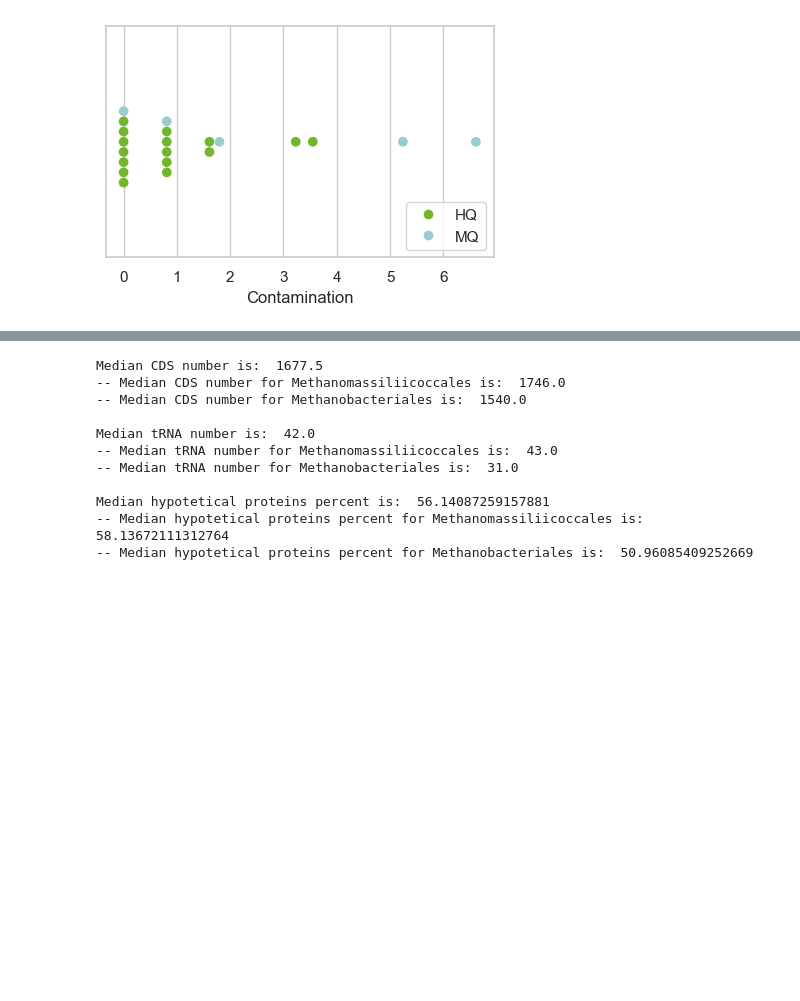
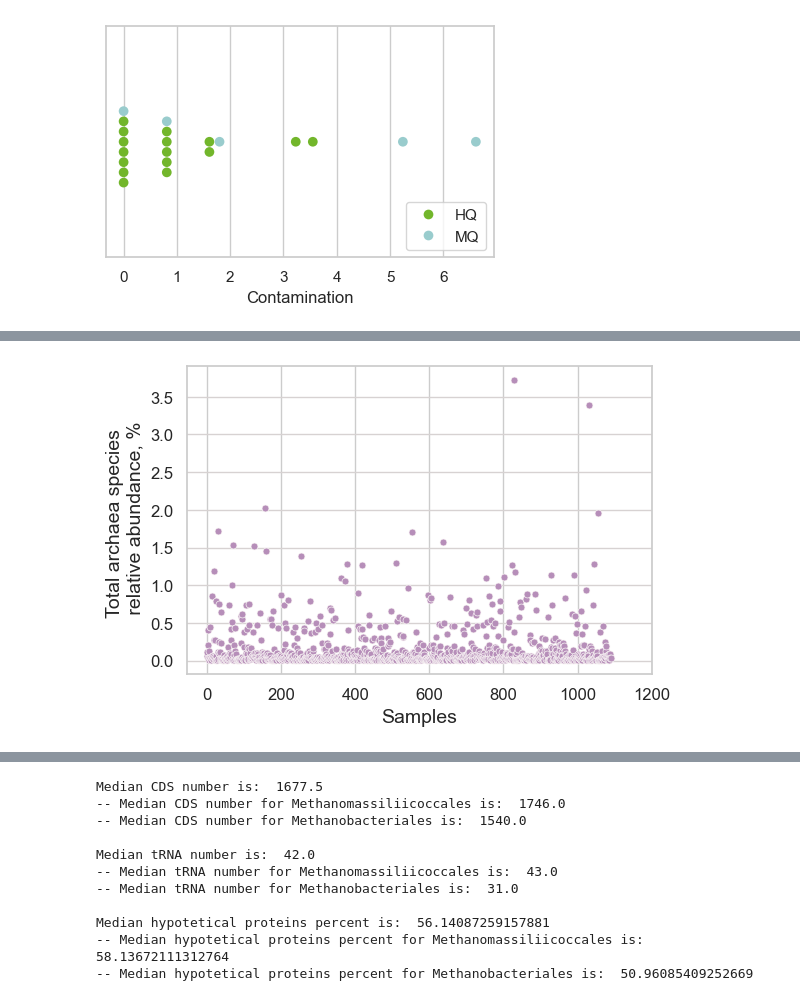
Before and after one commit to Chartiza/Human-gut-archaea-db, a Jupyter notebook: scripts/Paper_figures_and_stats.ipynb, the cells around one changed output, grey strips where cells are left out. Drawn from its saved outputs; the diff is of its cells as text; code cells hidden in the pictures; blank space fills up the shorter version.

```diff
--- a/scripts/Paper_figures_and_stats.ipynb
+++ b/scripts/Paper_figures_and_stats.ipynb
@@ -41,7 +41,7 @@ meta = meta.merge(smpls, on='skood', how='inner')
 metaC = meta[['gender', 'Age_at_MBsample', 'BMI']]
 
 # abud data
-abud = pd.read_excel(str(path)+'abud_tables/Archaea21_SpLevel_CoverM_rep_Illumina.csv')
+abud = pd.read_csv(str(path)+'abud_tables/Archaea21_SpLevel_CoverM_rep_Illumina.csv')
 # %% [markdown]
 ## Stats
 # %%
@@ -165,0 +209,16 @@ plt.savefig('../results/Fig1d_Cont.svg', bbox_inches='tight')
+# %%
+plt.figure(figsize=[6,4])
+sns.set_theme(style="whitegrid")
+
+sb = abudT[abudT['total_arch_abud'] > 0]
+plt.scatter(sb.index, sb['total_arch_abud'], s=25 , color="#B68EB9", edgecolor="#FAF6F6", linewidth=0.5)
+plt.gca().yaxis.grid(True, color="#D7D2D2")
+plt.yticks(fontsize=12)
+plt.xticks([0,200,400,600,800,1000,1200], [0,200,400,600,800,1000,1200],fontsize=12)
+plt.xlabel('Samples', fontsize=14)
+plt.ylabel('Total archaea species \n relative abundance, %', fontsize=14)
+
+plt.savefig('../results/FigS1_Arch_total_abud.svg', bbox_inches='tight')
+plt.savefig('../results/FigS1_Arch_total_abud.png', bbox_inches='tight')
+# %% [output]
+[figure, added]
```
Also changed, not shown: parts of 5 cells of this notebook, 8 other files.
